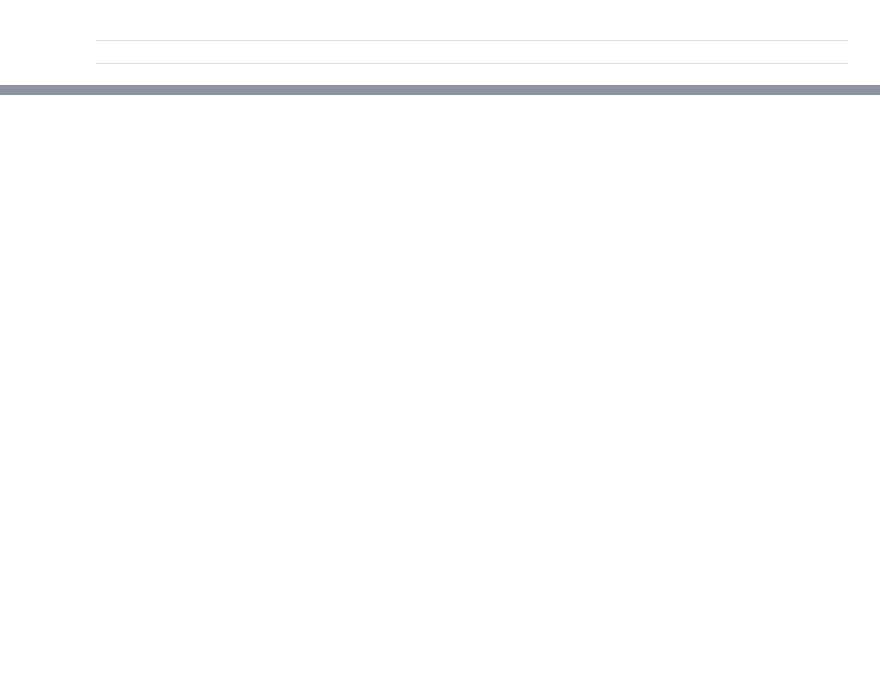
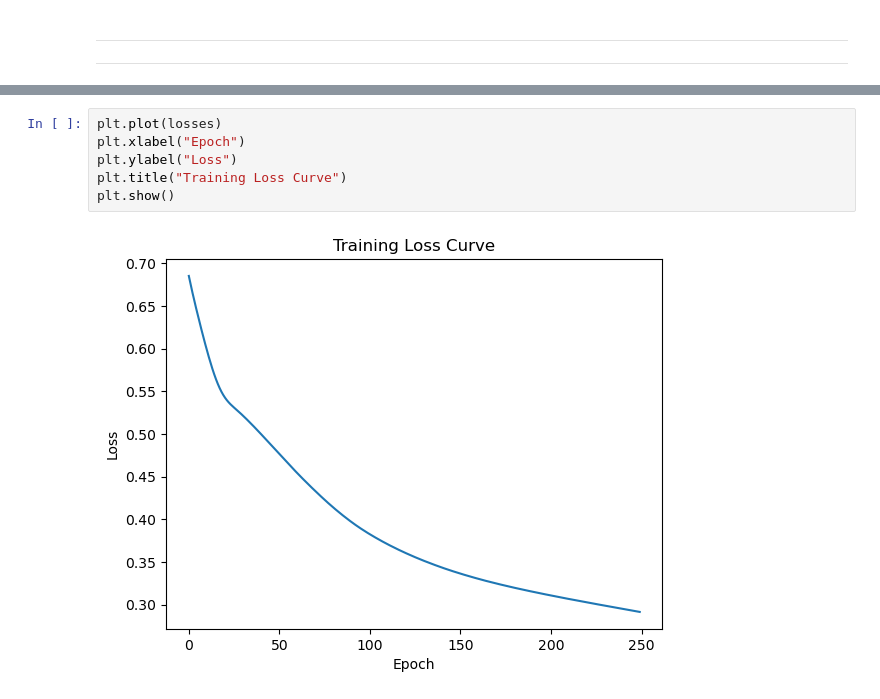
Before and after one commit to KevinBian107/SIP-Demos, a Jupyter notebook: CyberSecurity.ipynb, the cells around one changed output, grey strips where cells are left out. Saved outputs shown, nothing was run; the diff lists cells and outputs as text; blank space fills up the shorter version.

```diff
--- a/CyberSecurity.ipynb
+++ b/CyberSecurity.ipynb
@@ -956,0 +1048,8 @@ Model AUC: 0.709
+# %%
+plt.plot(losses)
+plt.xlabel("Epoch")
+plt.ylabel("Loss")
+plt.title("Training Loss Curve")
+plt.show()
+# %% [output]
+[figure, added]
```
Also changed, not shown: parts of 34 cells of this notebook, 2 other files.
